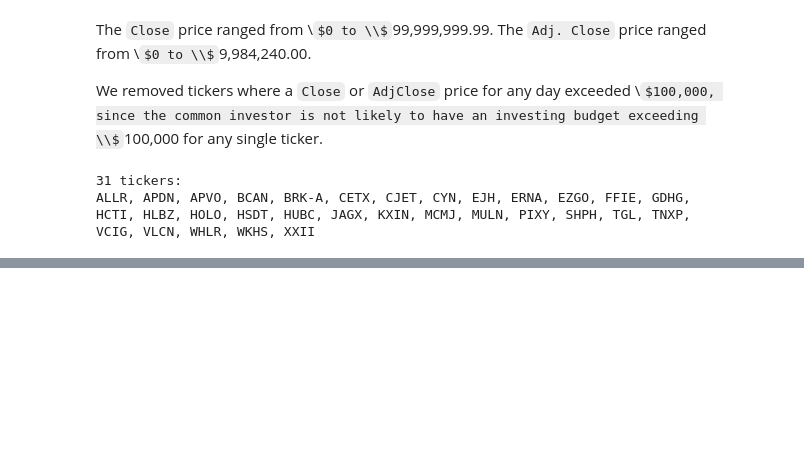
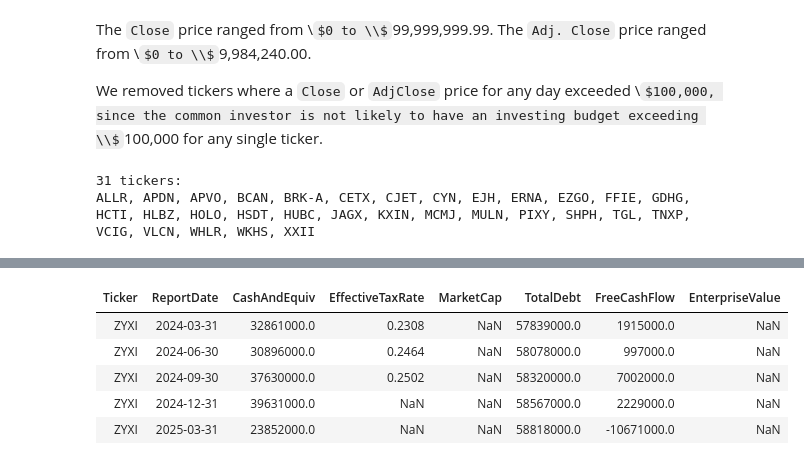
Before and after one commit to aaron-san/fundamentals-db-simfin-mysql, a Jupyter notebook: index.ipynb, the cells around one changed output, grey strips where cells are left out. Saved outputs shown, nothing was run; the diff lists cells and outputs as text; code cells hidden in the pictures; some formulas as TeX source; blank space fills up the shorter version.

```diff
--- a/index.ipynb
+++ b/index.ipynb
@@ -585,0 +679,26 @@ HTML(df.to_html(index=False))
+# %%
+# HideCell
+
+from IPython.display import HTML
+import json
+import pandas as pd
+from sqlalchemy import create_engine
+
+with open("mysql_creds.json") as f:
+    creds = json.load(f)
+
+engine = create_engine(
+    f"mysql+pymysql://{creds['user']}:{creds['password']}@localhost/{creds['database']}"
+)
+\
+df = pd.read_sql("SELECT * FROM metrics_misc", engine)
+
+# -- df = pd.DataFrame(cursor.fetchall(), columns=[desc[0] for desc in cursor.description])
+HTML(df.tail().to_html(index=False))
+# %% [output]
+| Ticker | ReportDate | CashAndEquiv | EffectiveTaxRate | MarketCap | TotalDebt | FreeCashFlow | EnterpriseValue |
+| ZYXI | 2024-03-31 | 32861000.0 | 0.2308 | NaN | 57839000.0 | 1915000.0 | NaN |
+| ZYXI | 2024-06-30 | 30896000.0 | 0.2464 | NaN | 58078000.0 | 997000.0 | NaN |
+| ZYXI | 2024-09-30 | 37630000.0 | 0.2502 | NaN | 58320000.0 | 7002000.0 | NaN |
+| ZYXI | 2024-12-31 | 39631000.0 | NaN | NaN | 58567000.0 | 2229000.0 | NaN |
+| ZYXI | 2025-03-31 | 23852000.0 | NaN | NaN | 58818000.0 | -10671000.0 | NaN |
```
Also changed, not shown: parts of 44 cells of this notebook, 4 other files.
